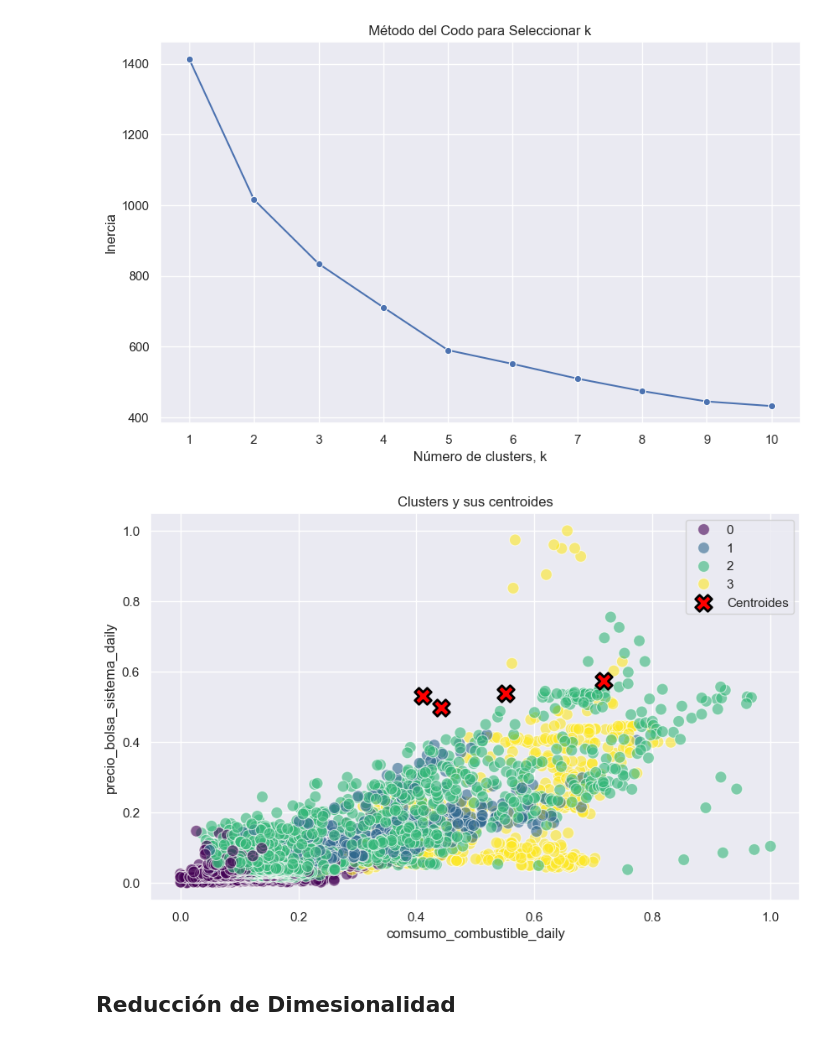
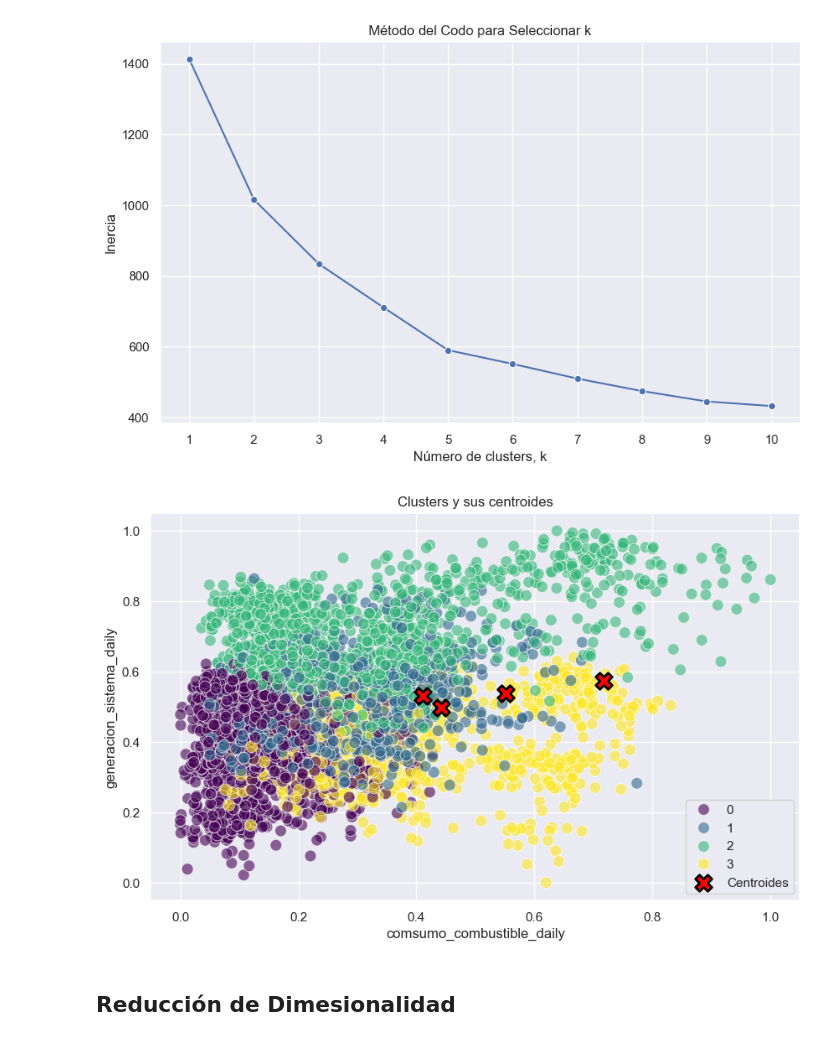
Before and after one commit to sistema-electrico-colombia/transform-EDA, a Jupyter notebook: machine_learning.ipynb, the cells around one changed output. Drawn from its saved outputs; the diff is of its cells as text; code cells hidden in the pictures.

```diff
--- a/machine_learning.ipynb
+++ b/machine_learning.ipynb
@@ -71,19 +71,19 @@ y_kmeans = kmeans.fit_predict(df_scaled)
 # %%
 # Añadir la columna de clusters al DataFrame
 df_scaled['Cluster'] = y_kmeans
 
 # Visualizar los clusters y los centroides usando seaborn
 plt.figure(figsize=(10, 6))
-sns.scatterplot(data=df_scaled, x='comsumo_combustible_daily', y='precio_bolsa_sistema_daily', hue='Cluster', palette='viridis', s=100, alpha=0.6, edgecolor='w')
+sns.scatterplot(data=df_scaled, x='comsumo_combustible_daily', y='generacion_sistema_daily', hue='Cluster', palette='viridis', s=100, alpha=0.6, edgecolor='w')
 
 # Añadir los centroides al gráfico
 centroids = kmeans.cluster_centers_
 sns.scatterplot(x=centroids[:, 0], y=centroids[:, 1], s=200, color='red', marker='X', edgecolor='black', linewidth=2, label='Centroides')
 
 plt.title('Clusters y sus centroides')
 plt.show()
 # %% [output]
-[figure, old version]
+[figure, new version]
 # %%
 
 
```
Also changed, not shown: 2 other files.
